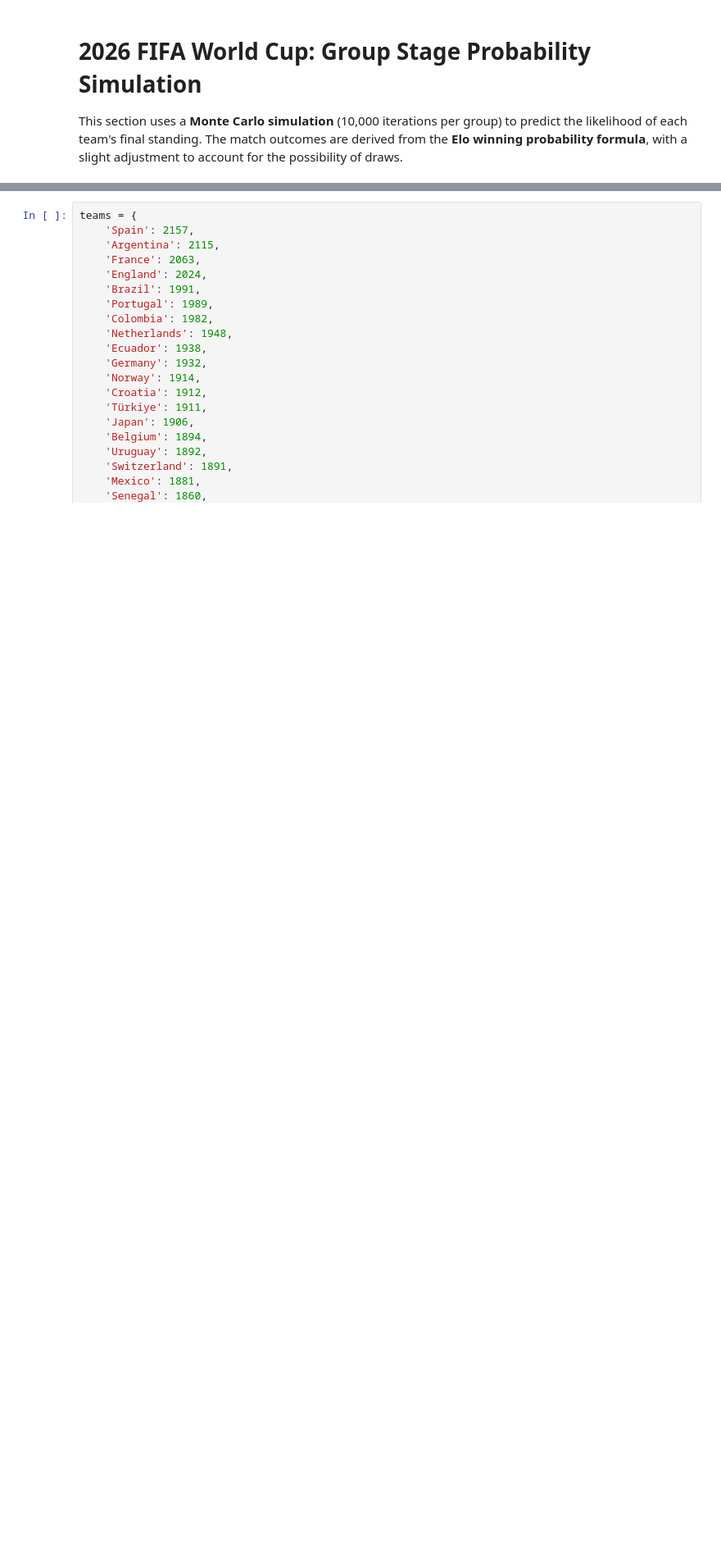
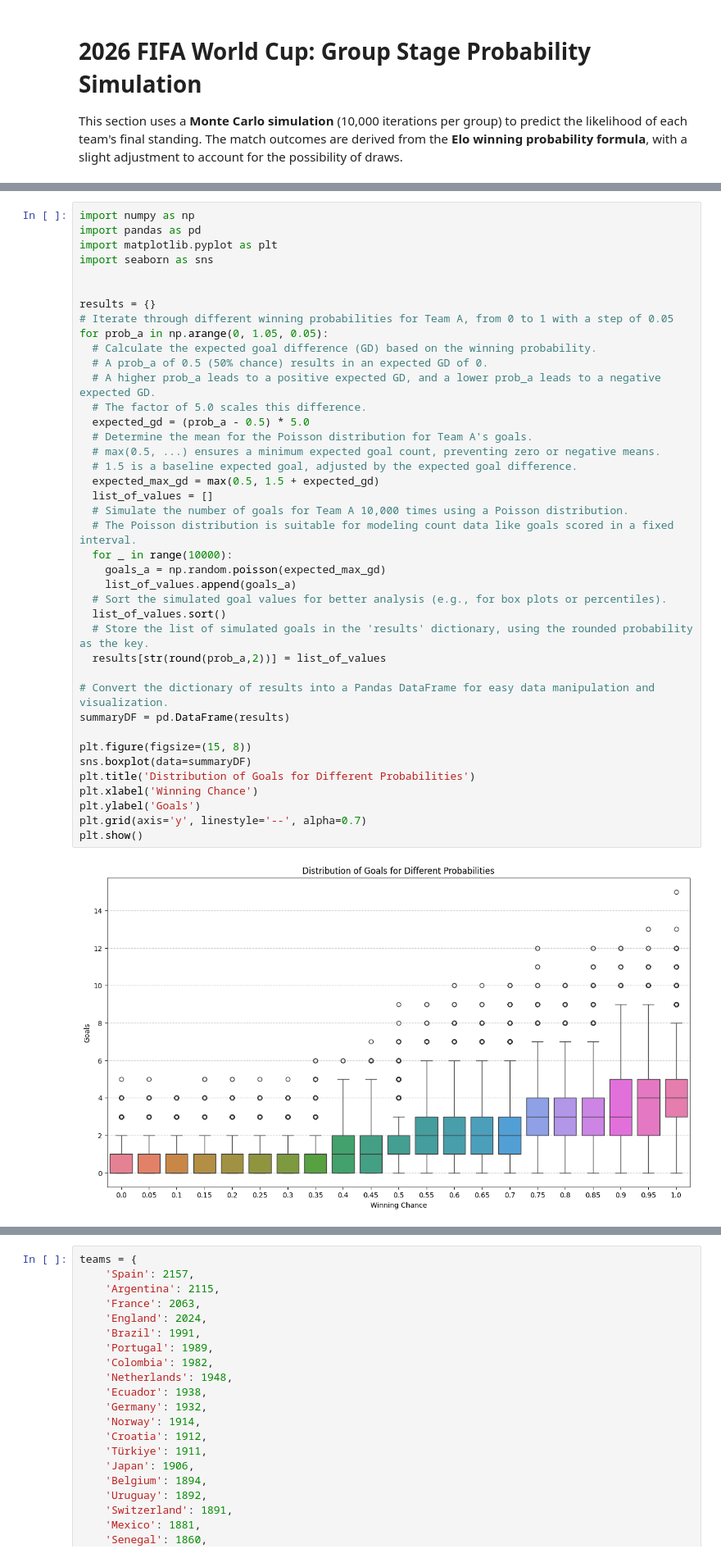
Before and after one commit to FarsusDasdana/WorldCup_EloRating, a Jupyter notebook: EloRating.ipynb, the cells around one changed output, grey strips where cells are left out. Shown at 82% size. Cells and saved outputs as stored; diff of their text form; blank space fills up the shorter version.

Commit message:
Added explanation for goal prediction strategy

```diff
--- a/EloRating.ipynb
+++ b/EloRating.ipynb
@@ -176,0 +179,42 @@ This section uses a **Monte Carlo simulation** (10,000 iterations per group) to
+# %%
+import numpy as np
+import pandas as pd
+import matplotlib.pyplot as plt
+import seaborn as sns
+
+
+results = {}
+# Iterate through different winning probabilities for Team A, from 0 to 1 with a step of 0.05
+for prob_a in np.arange(0, 1.05, 0.05):
+  # Calculate the expected goal difference (GD) based on the winning probability.
+  # A prob_a of 0.5 (50% chance) results in an expected GD of 0.
+  # A higher prob_a leads to a positive expected GD, and a lower prob_a leads to a negative expected GD.
+  # The factor of 5.0 scales this difference.
+  expected_gd = (prob_a - 0.5) * 5.0
+  # Determine the mean for the Poisson distribution for Team A's goals.
+  # max(0.5, ...) ensures a minimum expected goal count, preventing zero or negative means.
+  # 1.5 is a baseline expected goal, adjusted by the expected goal difference.
+  expected_max_gd = max(0.5, 1.5 + expected_gd)
+  list_of_values = []
+  # Simulate the number of goals for Team A 10,000 times using a Poisson distribution.
+  # The Poisson distribution is suitable for modeling count data like goals scored in a fixed interval.
+  for _ in range(10000):
+    goals_a = np.random.poisson(expected_max_gd)
+    list_of_values.append(goals_a)
+  # Sort the simulated goal values for better analysis (e.g., for box plots or percentiles).
+  list_of_values.sort()
+  # Store the list of simulated goals in the 'results' dictionary, using the rounded probability as the key.
+  results[str(round(prob_a,2))] = list_of_values
+
+# Convert the dictionary of results into a Pandas DataFrame for easy data manipulation and visualization.
+summaryDF = pd.DataFrame(results)
+
+plt.figure(figsize=(15, 8))
+sns.boxplot(data=summaryDF)
+plt.title('Distribution of Goals for Different Probabilities')
+plt.xlabel('Winning Chance')
+plt.ylabel('Goals')
+plt.grid(axis='y', linestyle='--', alpha=0.7)
+plt.show()
+# %% [output]
+[figure, added]
```
Also changed, not shown: parts of 4 cells of this notebook.
